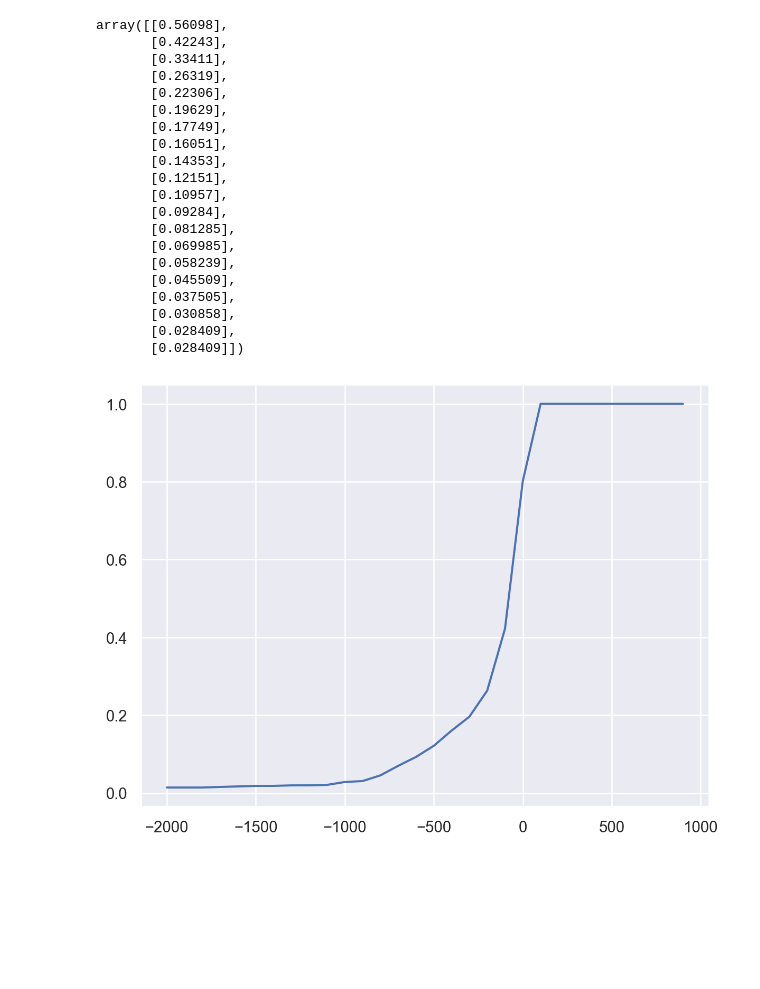
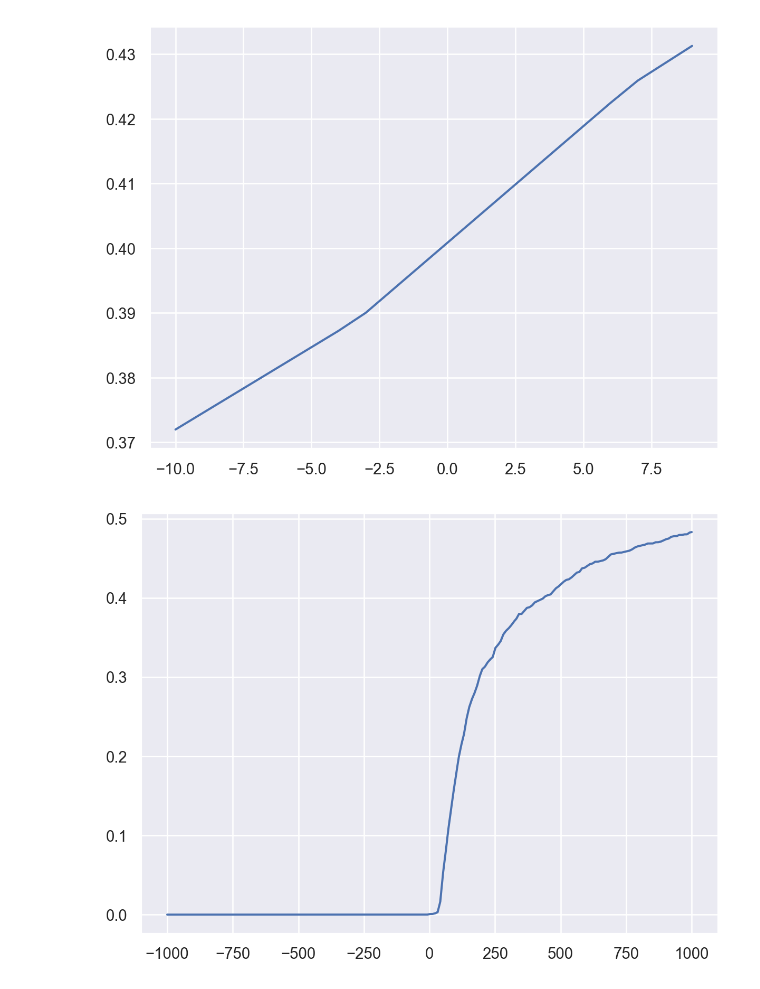
Before and after one commit to SandroMartens/Lichess-Win-Predictions, a Jupyter notebook: new.ipynb, the cells around one changed output. Saved outputs shown, nothing was run; the diff lists cells and outputs as text; code cells hidden in the pictures; blank space fills up the shorter version.

```diff
--- a/new.ipynb
+++ b/new.ipynb
@@ -60,29 +78,20 @@ dist = scipy.stats.rv_histogram(hist)
-# %%
-np.flip(dist.cdf(np.arange(-1000, 0, 50).reshape(-1, 1)))
-# %% [output]
-array([[0.56098],
-       [0.42243],
-       [0.33411],
-       [0.26319],
-       [0.22306],
-       [0.19629],
-       [0.17749],
-       [0.16051],
-       [0.14353],
-       [0.12151],
-       [0.10957],
-       [0.09284],
-       [0.081285],
-       [0.069985],
-       [0.058239],
-       [0.045509],
-       [0.037505],
-       [0.030858],
-       [0.028409],
-       [0.028409]])
+# %%
+hist1 = np.histogram(-min_evals_white, bins=1000)
+hist2 = np.histogram(min_evals_black, bins=1000)
+# %%
+dist1 = scipy.stats.rv_histogram(hist1)
+dist2 = scipy.stats.rv_histogram(hist2)
+
+xs = np.arange(-1000, 1000, 0.1)
 # %%
-so.Plot(x=np.arange(-2000, 1000, 100), y=dist.cdf(np.arange(-2000, 1000, 100))).add(
+so.Plot(x=np.arange(-10, 10, 1), y=dist1.cdf(np.arange(-10, 10, 1))*0.5).add(
     so.Line(),
 )
 # %% [output]
-[figure, old version]
+[figure, new version]
+# %%
+so.Plot(x=xs, y=dist2.cdf(xs)*0.5).add(
+    so.Line(),
+)
+# %% [output]
+[figure, added]
```
Also changed, not shown: parts of 11 cells of this notebook.
